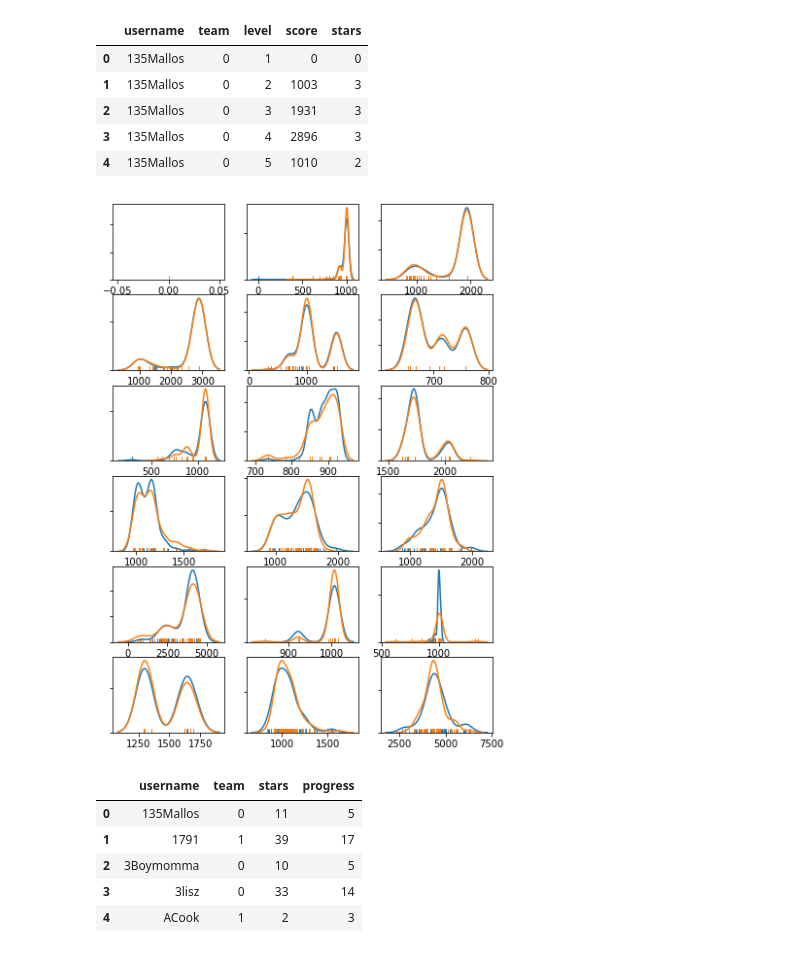
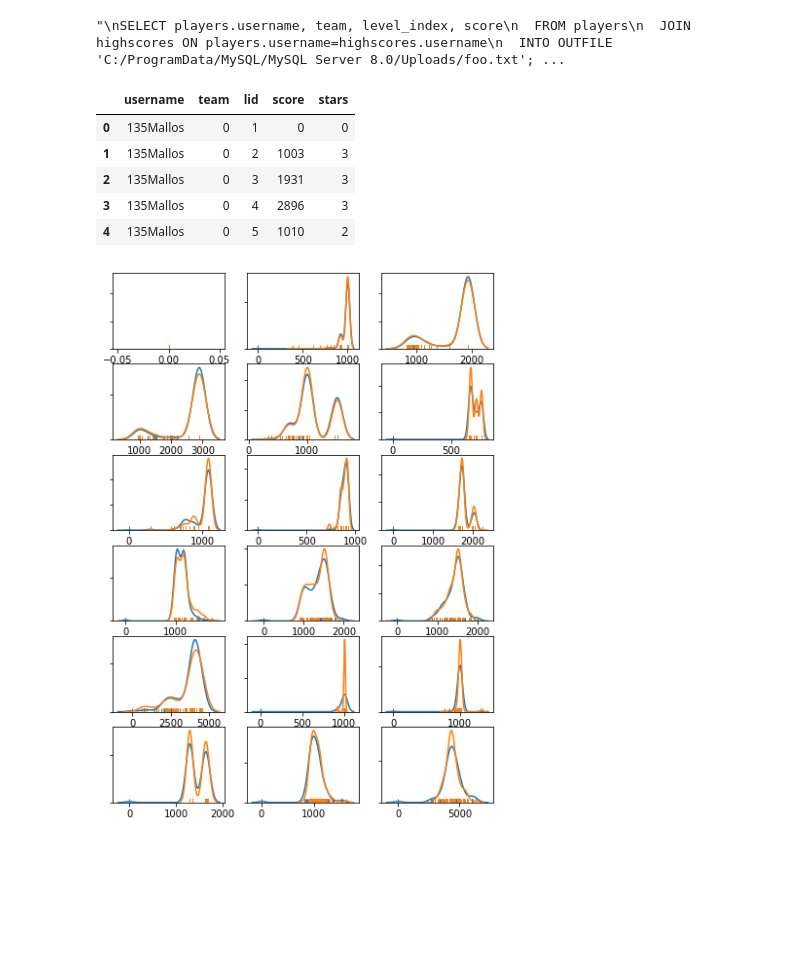
Before and after one commit to jxz12/ecobuild_analysis, a Jupyter notebook: stars.ipynb, the cells around one changed output. Saved outputs shown, nothing was run; the diff lists cells and outputs as text; code cells hidden in the pictures; blank space fills up the shorter version.

```diff
--- a/stars.ipynb
+++ b/stars.ipynb
@@ -1,10 +1,12 @@
 # %%
 """
-SELECT players.username, team, level_index, score
+SELECT players.username, team, level_index, highscore
   FROM players
   JOIN highscores ON players.username=highscores.username
-  INTO OUTFILE 'C:/ProgramData/MySQL/MySQL Server 8.0/Uploads/foo.txt';
+  INTO OUTFILE 'C:/ProgramData/MySQL/MySQL Server 8.0/Uploads/stars.txt';
 """
+# %% [output]
+"\nSELECT players.username, team, level_index, score\n  FROM players\n  JOIN highscores ON players.username=highscores.username\n  INTO OUTFILE 'C:/ProgramData/MySQL/MySQL Server 8.0/Uploads/foo.txt'; ...
 # %%
 import pandas as pd
 import numpy as np
@@ -36,27 +38,27 @@ star_thresholds = {
 }
 # %%
 rows = []
-with open('highscores.txt') as f:
+with open('stars.txt') as f:
     for line in f:
-        name,team,level,score = line.split('\t')
+        name,team,lid,score = line.split('\t')
         team = int(team)
-        level = int(level)
+        lid = int(lid)
         score = int(score)
-        if level not in star_thresholds.keys() or team < 0:
+        if lid not in star_thresholds.keys() or team < 0:
             continue
 
-        if level==1:
+        if lid==1:
             stars = 0
         else:
-            t2,t3 = star_thresholds[level]
+            t2,t3 = star_thresholds[lid]
             stars = 3 if score >= t3 else 2 if score >= t2 else 1
 
-        rows.append([name, team, level, score, stars])
+        rows.append([name, team, lid, score, stars])
 
-df = pd.DataFrame(rows, columns=['username','team','level','score','stars'])
+df = pd.DataFrame(rows, columns=['username','team','lid','score','stars'])
 df.head()
 # %% [output]
-|  | username | team | level | score | stars |
+|  | username | team | lid | score | stars |
 | 0 | 135Mallos | 0 | 1 | 0 | 0 |
 | 1 | 135Mallos | 0 | 2 | 1003 | 3 |
 | 2 | 135Mallos | 0 | 3 | 1931 | 3 |
@@ -64,19 +66,19 @@ df.head()
 | 4 | 135Mallos | 0 | 5 | 1010 | 2 |
 # %%
 fig, axes = plt.subplots(nrows=6, ncols=3, figsize=(7,10))
-levels_grouped = df.groupby('level')
+levels_grouped = df.groupby('lid')
 for level_idx in range(1,19):
     df_level = levels_grouped.get_group(level_idx)
     score0 = list(df_level.loc[df_level['team'] == 0]['score'])
     score1 = list(df_level.loc[df_level['team'] == 1]['score'])
 
     i = level_idx-1
     ax = axes[(i//3,i%3)]
     ax.set_yticklabels([])
 
     def foo(ax, hist, kde, rug):
         sns.distplot(score0, ax=ax, hist=hist, kde=kde, rug=rug)
         sns.distplot(score1, ax=ax, hist=hist, kde=kde, rug=rug)
     foo(ax, False, True, True)
 # %% [output]
-[figure, old version]
+[figure, new version]
@@ -88,16 +84,0 @@ progress = grouped['level'].max()
-# %%
-users = []
-for name,star in stars.items():
-    team = teams[name]
-    prog = progress[name]
-    users.append([name,team,star,prog])
-
-df2 = pd.DataFrame(users, columns=['username','team','stars','progress'])
-df2.head()
-# %% [output]
-|  | username | team | stars | progress |
-| 0 | 135Mallos | 0 | 11 | 5 |
-| 1 | 1791 | 1 | 39 | 17 |
-| 2 | 3Boymomma | 0 | 10 | 5 |
-| 3 | 3lisz | 0 | 33 | 14 |
-| 4 | ACook | 1 | 2 | 3 |
```
Also changed, not shown: parts of 8 cells of this notebook, 2 other files.
